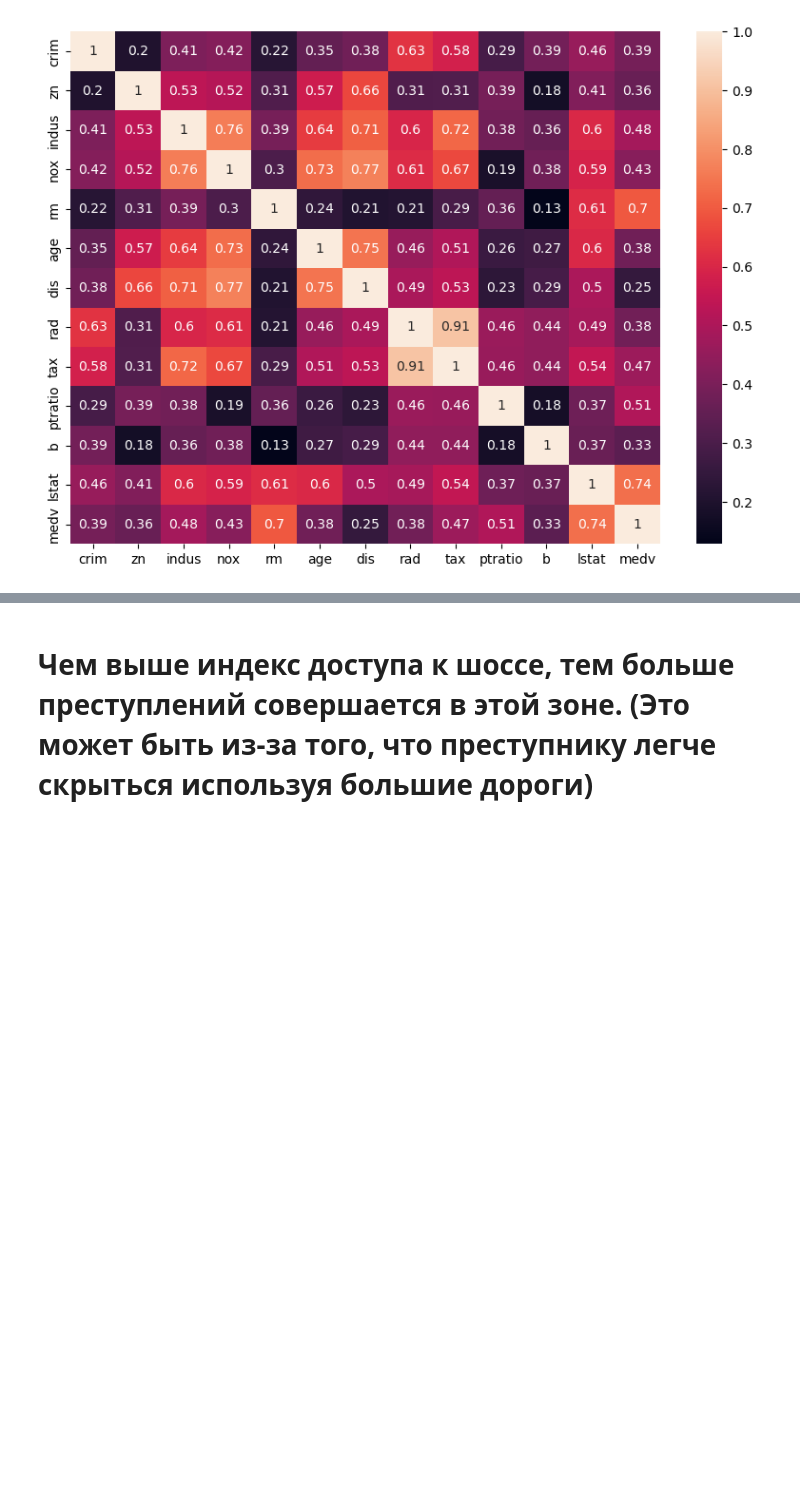
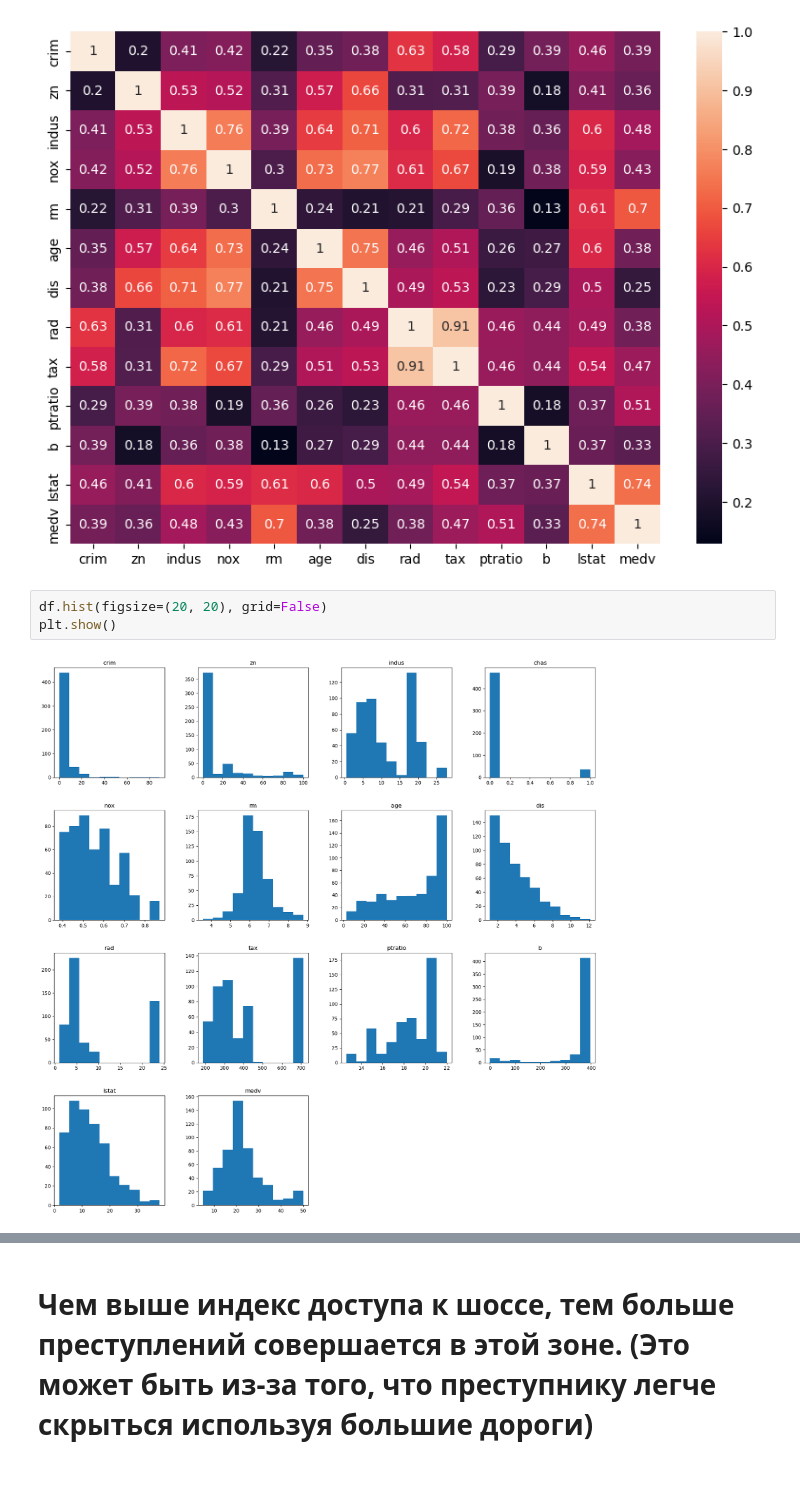
Before and after one commit to VladimirBorovoy/TMSds, a Jupyter notebook: lesson10/Boston.ipynb, the cells around one changed output, grey strips where cells are left out. Drawn from its saved outputs; the diff is of its cells as text; blank space fills up the shorter version.

```diff
--- a/lesson10/Boston.ipynb
+++ b/lesson10/Boston.ipynb
@@ -66,6 +66,11 @@ corr = corr_df.corr().abs()
 ax = sns.heatmap(corr, annot=True)
 # %% [output]
 [figure]
+# %%
+df.hist(figsize=(20, 20), grid=False)
+plt.show()
+# %% [output]
+[figure, added]
 # %%
 sns.barplot(x = 'rad', y = 'crim', data = df);
 # %% [output]
```
Also changed, not shown: parts of 3 cells of this notebook, 9 other files.
